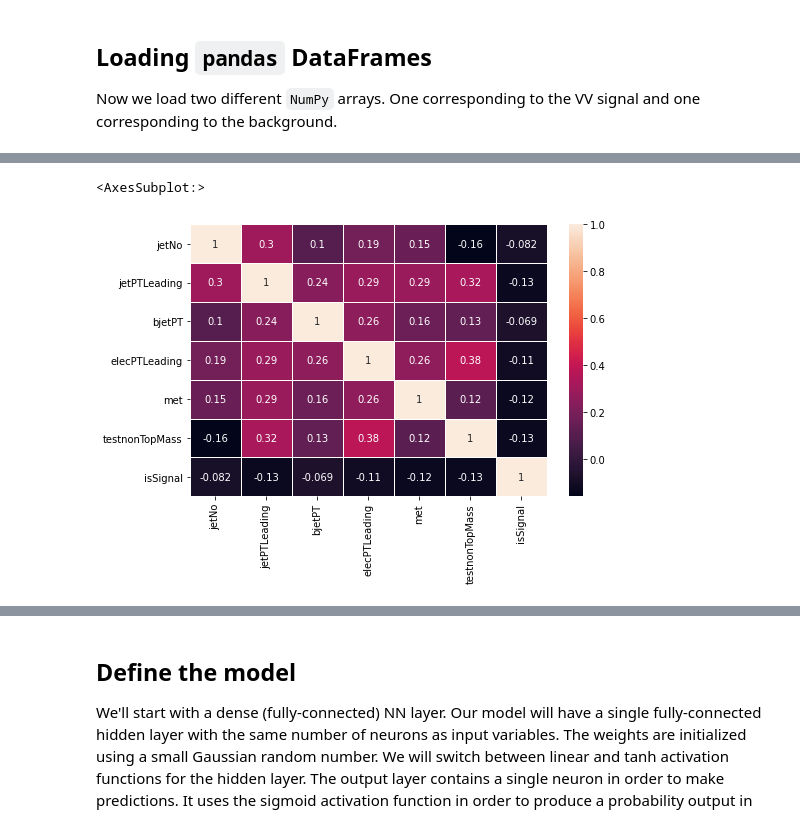
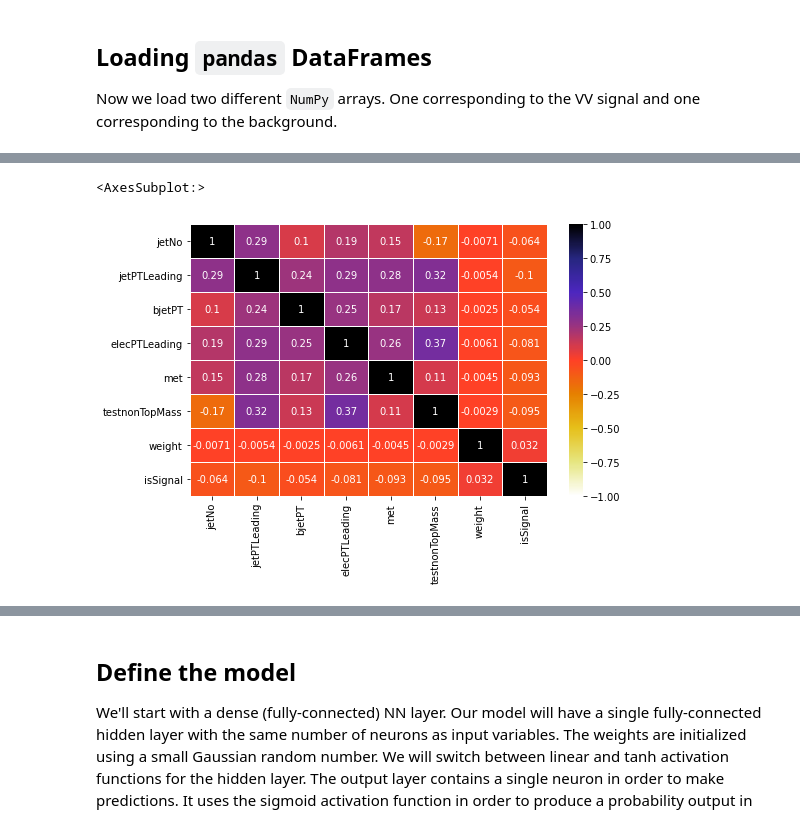
Before and after one commit to mghasemi19/TopFC, a Jupyter notebook: BDT_weight/TopFC_analysis.ipynb, the cells around one changed output, grey strips where cells are left out. Drawn from its saved outputs; the diff is of its cells as text; code cells hidden in the pictures.

```diff
--- a/BDT_weight/TopFC_analysis.ipynb
+++ b/BDT_weight/TopFC_analysis.ipynb
@@ -24,14 +24,24 @@ filename = {'ttbar':'/Users/mghasemi/Desktop/IPM/plotter/newtrees/ttbar.root',
  'tZ':'/Users/mghasemi/Desktop/IPM/plotter/newtrees/tZ.root',
  'WZ':'/Users/mghasemi/Desktop/IPM/plotter/newtrees/WZ.root',
  'ZZ':'/Users/mghasemi/Desktop/IPM/plotter/newtrees/ZZ.root',
- 'signal_up':'/Users/mghasemi/Desktop/IPM/plotter/newtrees/signal_up.root',
  'signal_charm':'/Users/mghasemi/Desktop/IPM/plotter/newtrees/signal_charm.root'}
+
+'''
+filename = {'ttbar':'/Users/mghasemi/Desktop/IPM/plotter/newtrees/ttbar.root',
+ 'ttbarW':'/Users/mghasemi/Desktop/IPM/plotter/newtrees/ttbarW.root',
+ 'ttbarZ':'/Users/mghasemi/Desktop/IPM/plotter/newtrees/ttbarZ.root',
+ 'tttt':'/Users/mghasemi/Desktop/IPM/plotter/newtrees/tttt.root',
+ 'tZ':'/Users/mghasemi/Desktop/IPM/plotter/newtrees/tZ.root',
+ 'WZ':'/Users/mghasemi/Desktop/IPM/plotter/newtrees/WZ.root',
+ 'ZZ':'/Users/mghasemi/Desktop/IPM/plotter/newtrees/ZZ.root',
+ 'signal_up':'/Users/mghasemi/Desktop/IPM/plotter/newtrees/signal_up.root'}
+ '''
 upfile = {}
 params = {}
 df = {}
 
 # choose which vars to use (multi dimensional)
-VARS = ['jetNo','jetPTLeading','bjetPT','elecPTLeading','met','testnonTopMass'] # choose which vars to use (2d)
+VARS = ['jetNo','jetPTLeading','bjetPT','elecPTLeading','met','testnonTopMass', 'weight'] # choose which vars to use (2d)
 
 # define trees and branches to make DataFrame
 for treename in filename.keys():
@@ -47,6 +57,11 @@ for treename in filename.keys():
 #df['ttbar'].head()
 #df['signal_up'].head()
 # number of entries in the backgrounds and signals
+tot_bkg = 0
 for treename in filename.keys():
+    if not 'signal' in treename: tot_bkg += df[treename].shape[0]
     print(treename, ":", df[treename].shape)
+
+print("signal/tot bkg:", round((df['signal_charm'].shape[0]/ tot_bkg)*100))
+#print("Null entries:", df['signal_charm'].isna().sum())
 # %% [output]
@@ -69,8 +96,9 @@ sns.countplot(x='isSignal',data=df_all)
 # %%
 # show the correlation between features
 df_all = pd.concat([df[treename] for treename in filename.keys()])
 plt.figure(figsize=(8,5))
-sns.heatmap(df_all.corr(), annot=True, linewidth=.5)
+#sns.heatmap(df_all.corr(), annot=True, linewidth=.5)
+sns.heatmap(df_all.corr(), annot=True, linewidth=.5, vmin = -1, vmax = 1,cmap = plt.cm.CMRmap_r)
 # %% [output]
 <AxesSubplot:>
-[figure, old version]
+[figure, new version]
```
Also changed, not shown: parts of 16 cells of this notebook.
